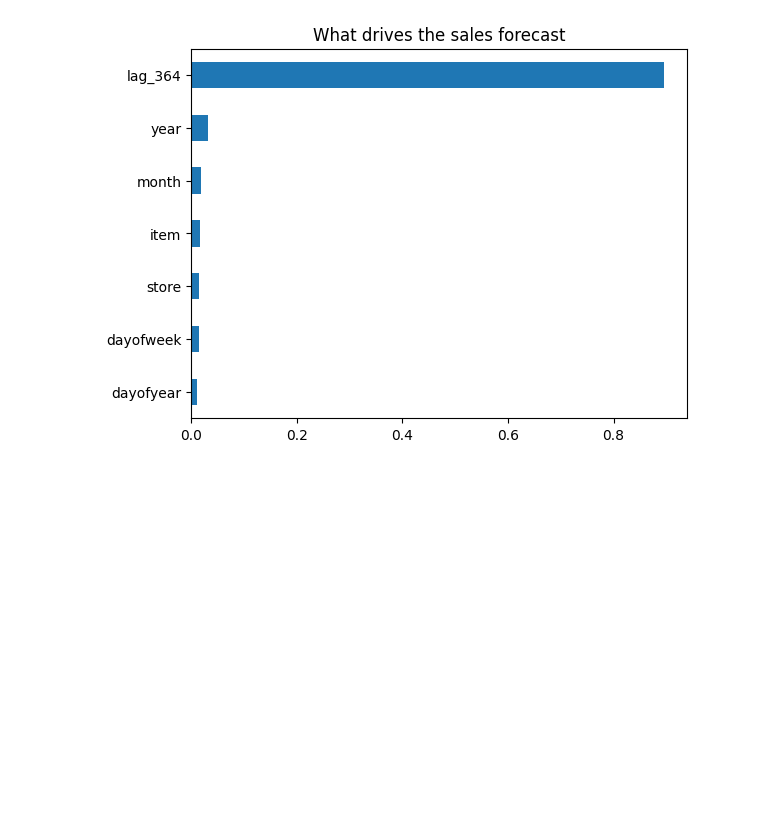
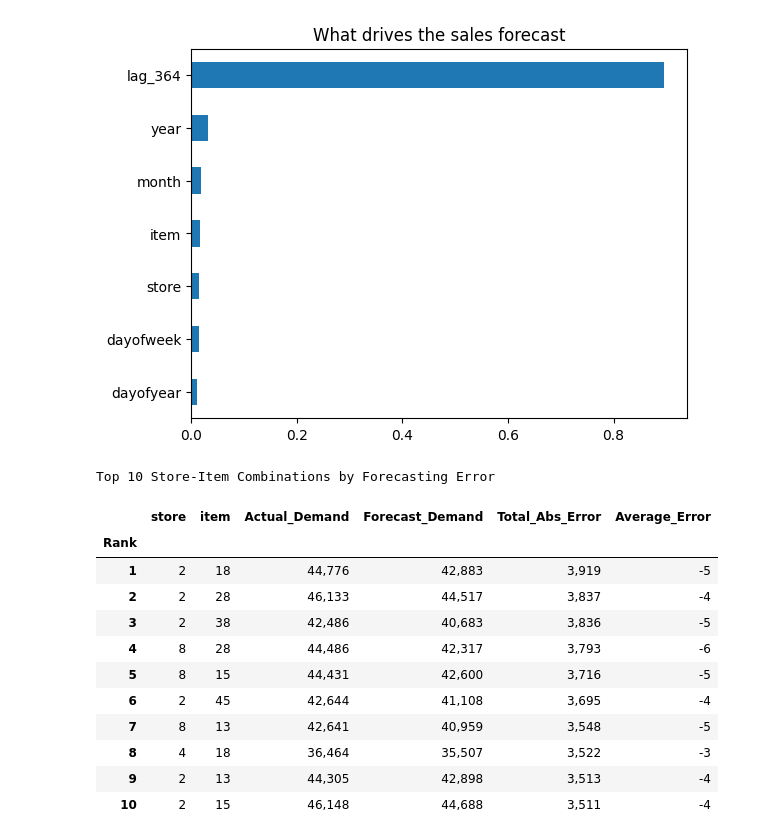
Before and after one commit to yehiaelsalmi/retail-sales-forecasting, a Jupyter notebook: retail-sales-forecasting.ipynb, the cells around one changed output. Saved outputs shown, nothing was run; the diff lists cells and outputs as text; code cells hidden in the pictures; blank space fills up the shorter version.

```diff
--- a/retail-sales-forecasting.ipynb
+++ b/retail-sales-forecasting.ipynb
@@ -285,3 +285,53 @@ imp.plot(kind='barh', title='What drives the sales forecast')
 plt.show()
 # %% [output]
 [figure]
+# %%
+res['error'] = res['pred'] - res['actual']
+
+business_analysis = (
+    res.groupby(['store', 'item'])
+    .agg(
+        Actual_Demand=('actual', 'sum'),
+        Forecast_Demand=('pred', 'sum'),
+        Total_Abs_Error=('abs_err', 'sum'),
+        Average_Error=('error', 'mean')
+    )
+    .reset_index()
+)
+
+
+
+numeric_cols = business_analysis.select_dtypes(
+    include='number'
+).columns
+
+business_analysis[numeric_cols] = (
+    business_analysis[numeric_cols].round(0).astype(int)
+)
+
+business_analysis = (
+    business_analysis
+    .sort_values('Total_Abs_Error', ascending=False)
+    .reset_index(drop=True)
+)
+
+business_analysis.index = business_analysis.index + 1
+business_analysis.index.name = 'Rank'
+
+business_analysis.head(10).style.format('{:,.0f}').set_caption(
+    'Top 10 Store-Item Combinations by Forecasting Error'
+)
+# %% [output]
+Top 10 Store-Item Combinations by Forecasting Error
+|  | store | item | Actual_Demand | Forecast_Demand | Total_Abs_Error | Average_Error |
+| Rank |  |  |  |  |  |  |
+| 1 | 2 | 18 | 44,776 | 42,883 | 3,919 | -5 |
+| 2 | 2 | 28 | 46,133 | 44,517 | 3,837 | -4 |
+| 3 | 2 | 38 | 42,486 | 40,683 | 3,836 | -5 |
+| 4 | 8 | 28 | 44,486 | 42,317 | 3,793 | -6 |
+| 5 | 8 | 15 | 44,431 | 42,600 | 3,716 | -5 |
+| 6 | 2 | 45 | 42,644 | 41,108 | 3,695 | -4 |
+| 7 | 8 | 13 | 42,641 | 40,959 | 3,548 | -5 |
+| 8 | 4 | 18 | 36,464 | 35,507 | 3,522 | -3 |
+| 9 | 2 | 13 | 44,305 | 42,898 | 3,513 | -4 |
+| 10 | 2 | 15 | 46,148 | 44,688 | 3,511 | -4 |
```
Also changed, not shown: parts of 1 cell of this notebook.
